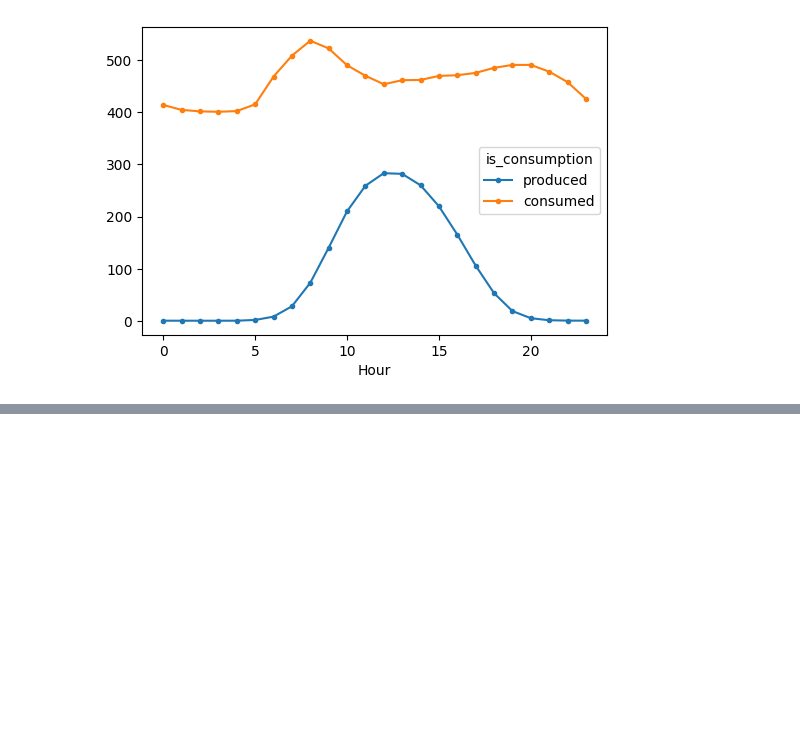
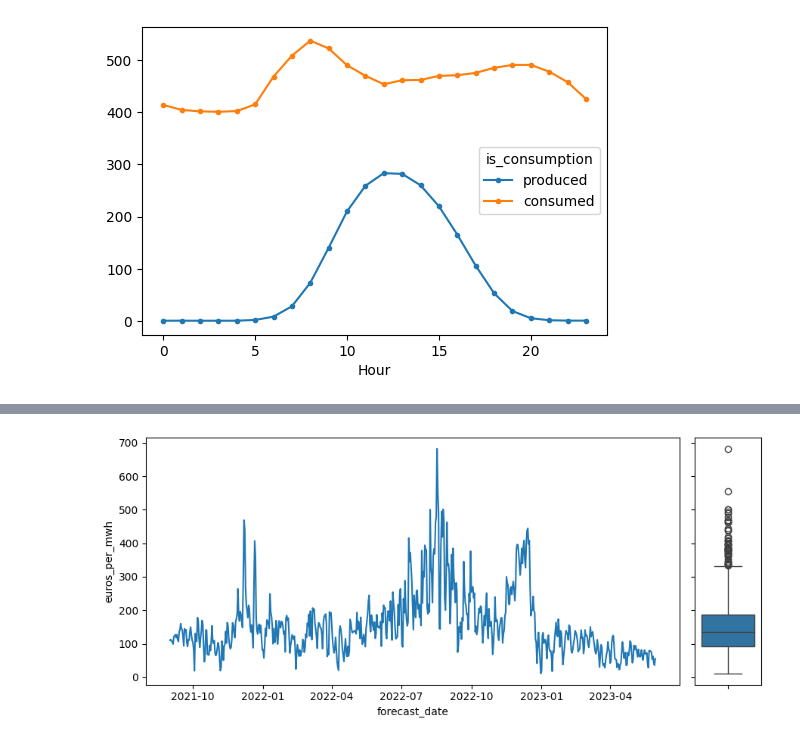
Before and after one commit to clover-minjung/kaggle_copy, a Jupyter notebook: predict_energy_behavior_of_prosumers.ipynb, the cells around one changed output, grey strips where cells are left out. Cells and saved outputs as stored; diff of their text form; code cells hidden in the pictures; blank space fills up the shorter version.

```diff
--- a/predict_energy_behavior_of_prosumers.ipynb
+++ b/predict_energy_behavior_of_prosumers.ipynb
@@ -124,0 +480,16 @@ _ = ax.set_xlabel('Hour')
+# %%
+# 일별 평균 전력 가격에 대한 예측 시각화
+daily_elec_prices = (
+    electricity_prices[['forecast_date', 'euros_per_mwh']]
+    .set_index('forecast_date')
+    .resample('D')
+    .mean()
+)
+
+fig, axs = plt.subplots(1, 2, figsize=(9, 4), gridspec_kw={'width_ratios': [8, 1]}, sharey=True)
+_ = sns.lineplot(daily_elec_prices, x='forecast_date', y='euros_per_mwh', ax=axs[0])
+_ = sns.boxplot(daily_elec_prices, y='euros_per_mwh', ax=axs[1])
+#_ = axs[1].get_yaxis().set_visible(False)
+fig.tight_layout()
+# %% [output]
+[figure, added]
```
Also changed, not shown: parts of 48 cells of this notebook.
